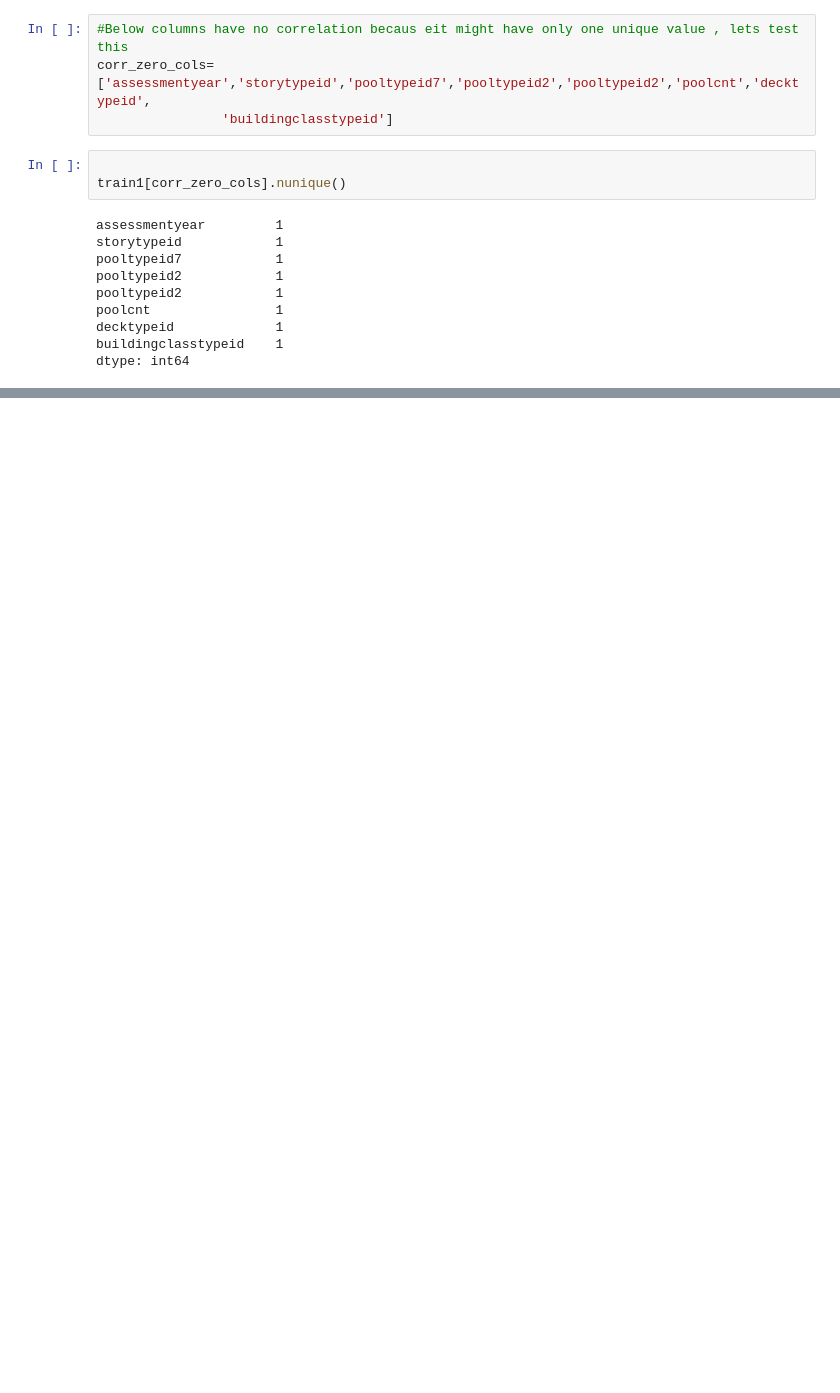
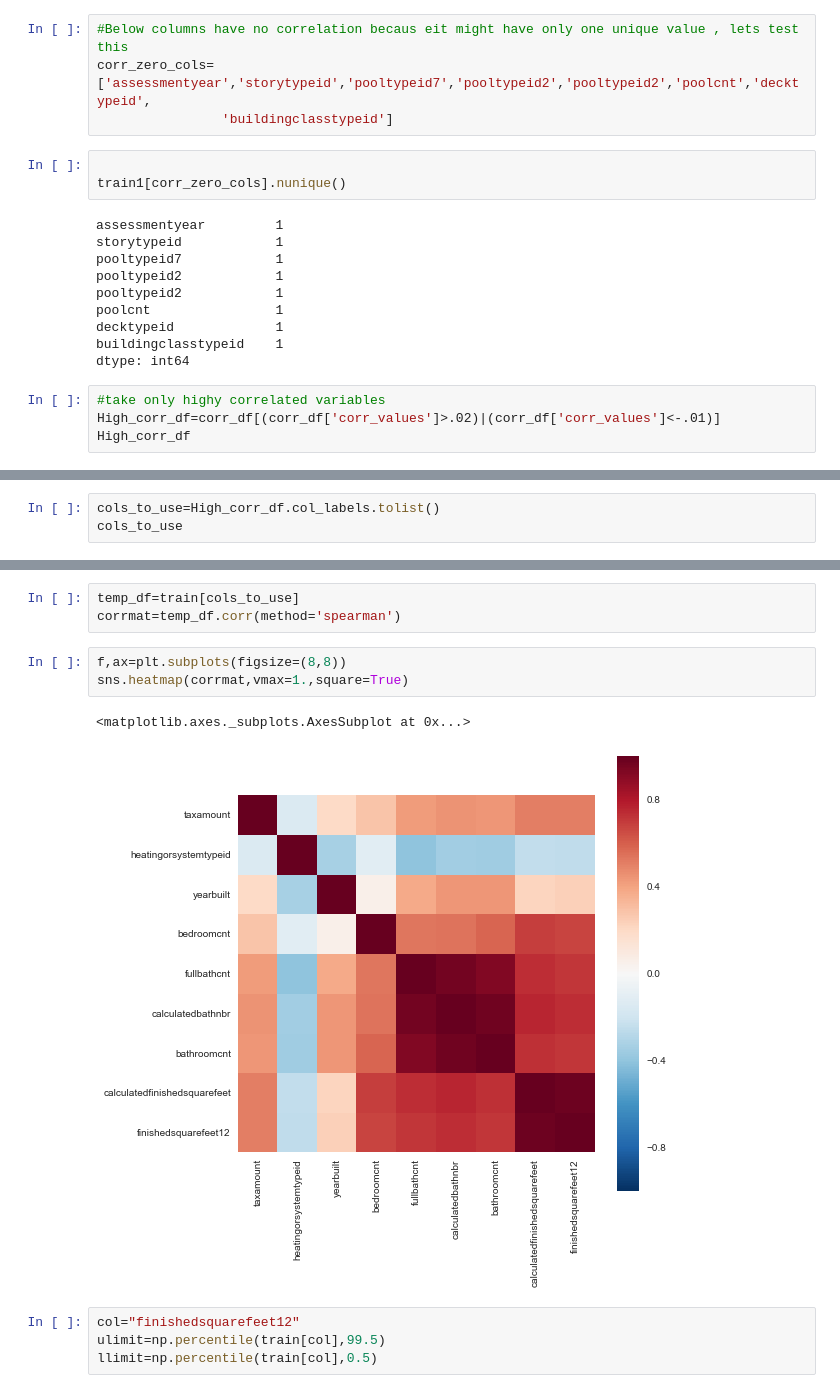
Before and after one commit to prabha-git/kaggle, a Jupyter notebook: Zillow House Value prediction/Simple Exploration Notebook - Zillow Prize.ipynb, the cells around one changed output, grey strips where cells are left out. Cells and saved outputs as stored; diff of their text form; blank space fills up the shorter version.

```diff
--- a/Zillow House Value prediction/Simple Exploration Notebook - Zillow Prize.ipynb
+++ b/Zillow House Value prediction/Simple Exploration Notebook - Zillow Prize.ipynb
@@ -175,3 +156,7 @@ poolcnt                1
 decktypeid             1
 buildingclasstypeid    1
 dtype: int64
+# %%
+#take only highy correlated variables
+High_corr_df=corr_df[(corr_df['corr_values']>.02)|(corr_df['corr_values']<-.01)]
+High_corr_df
@@ -177,0 +174,3 @@ dtype: int64
+# %%
+cols_to_use=High_corr_df.col_labels.tolist()
+cols_to_use
@@ -177,0 +187,13 @@ dtype: int64
+# %%
+temp_df=train[cols_to_use]
+corrmat=temp_df.corr(method='spearman')
+# %%
+f,ax=plt.subplots(figsize=(8,8))
+sns.heatmap(corrmat,vmax=1.,square=True)
+# %% [output]
+<matplotlib.axes._subplots.AxesSubplot at 0x...>
+[figure, added]
+# %%
+col="finishedsquarefeet12"
+ulimit=np.percentile(train[col],99.5)
+llimit=np.percentile(train[col],0.5)
```
Also changed, not shown: parts of 25 cells of this notebook, 1 other file.
